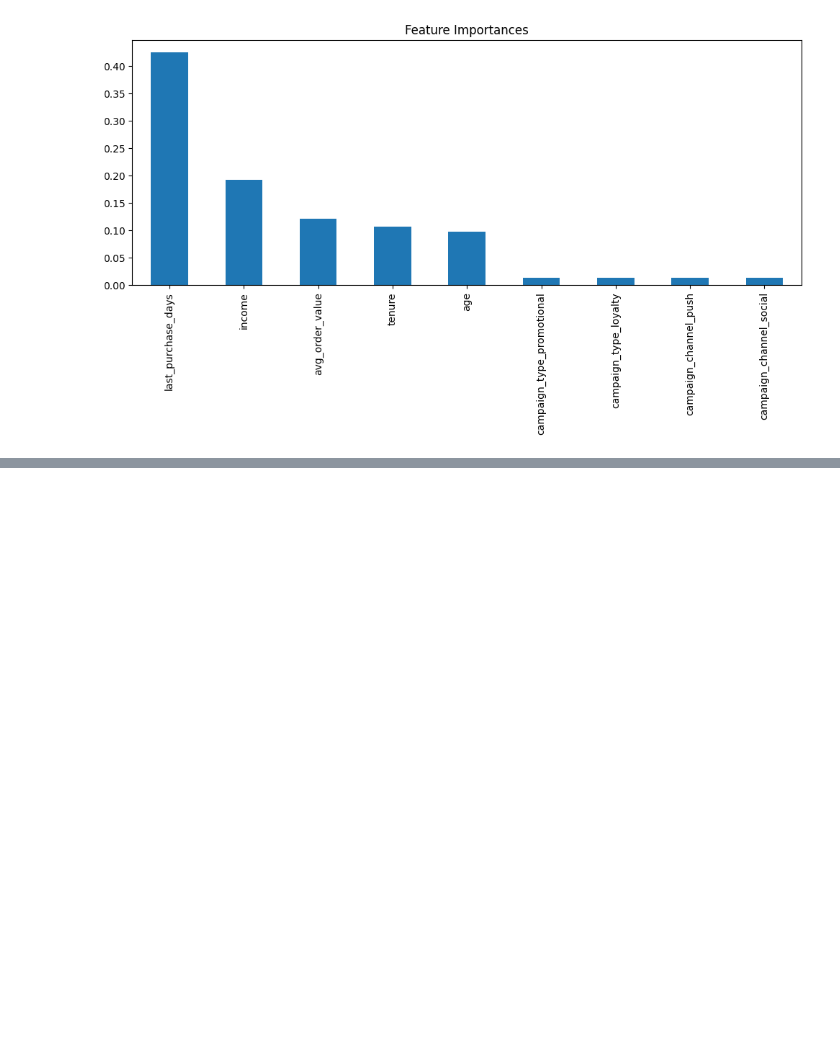
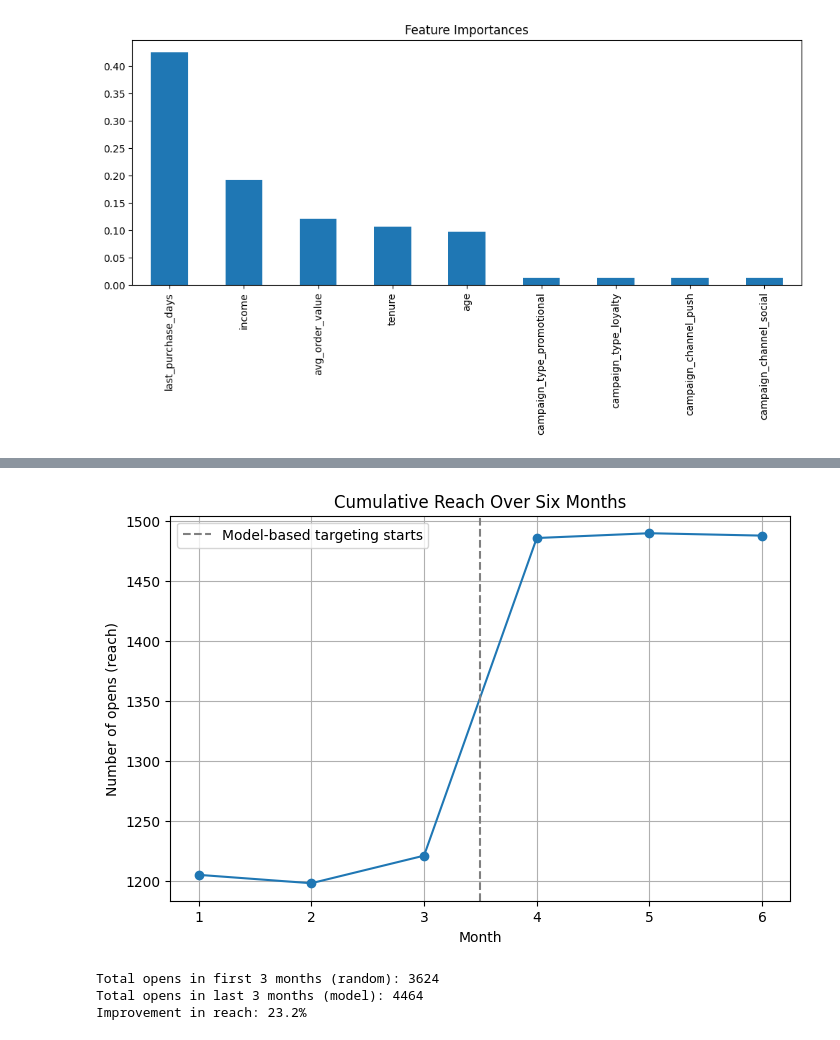
Before and after one commit to AugustAllYear/Propensity-Based_Audience_Optimization, a Jupyter notebook: Modeling.ipynb, the cells around one changed output, grey strips where cells are left out. Saved outputs shown, nothing was run; the diff lists cells and outputs as text; code cells hidden in the pictures; blank space fills up the shorter version.

```diff
--- a/Modeling.ipynb
+++ b/Modeling.ipynb
@@ -205,0 +212,46 @@ plt.show()
+# %%
+#  Generating data
+np.random.seed(42)
+months = 6
+cumulative_opens = []
+strategy = ['random'] * 3 + ['model'] * 3  # first three months random, then model
+
+for month in range(months):
+    # Simulate a new batch of customers (or same base with slight variations)
+    # For simplicity, reuse the same customer base but shuffle each month
+    month_data = df.sample(frac=1, replace=False).reset_index(drop=True)
+
+    if strategy[month] == 'random':
+        # Randomly select 30% to send
+        selected = month_data.sample(frac=0.3, random_state=month)
+    else:
+        # Use model to select top 30%
+        X_month = month_data[features]
+        month_data['pred_prob'] = model.predict_proba(X_month)[:,1]
+        month_data = month_data.sort_values('pred_prob', ascending=False)
+        selected = month_data.head(int(0.3 * len(month_data)))
+
+    # Actual opens in the selected group
+    opens = selected['opened'].sum()
+    cumulative_opens.append(opens)
+# %%
+# Plot of cumulative opens
+plt.figure(figsize=(8,5))
+plt.plot(range(1, months+1), cumulative_opens, marker='o')
+plt.axvline(x=3.5, linestyle='--', color='gray', label='Model-based targeting starts')
+plt.xlabel('Month')
+plt.ylabel('Number of opens (reach)')
+plt.title('Cumulative Reach Over Six Months')
+plt.legend()
+plt.grid(True)
+plt.show()
+
+print(f"Total opens in first 3 months (random): {sum(cumulative_opens[:3])}")
+print(f"Total opens in last 3 months (model): {sum(cumulative_opens[3:])}")
+improvement = (sum(cumulative_opens[3:]) / sum(cumulative_opens[:3]) - 1) * 100
+print(f"Improvement in reach: {improvement:.1f}%")
+# %% [output]
+[figure, added]
+Total opens in first 3 months (random): 3624
+Total opens in last 3 months (model): 4464
+Improvement in reach: 23.2%
```
Also changed, not shown: parts of 2 cells of this notebook, 1 other file.
